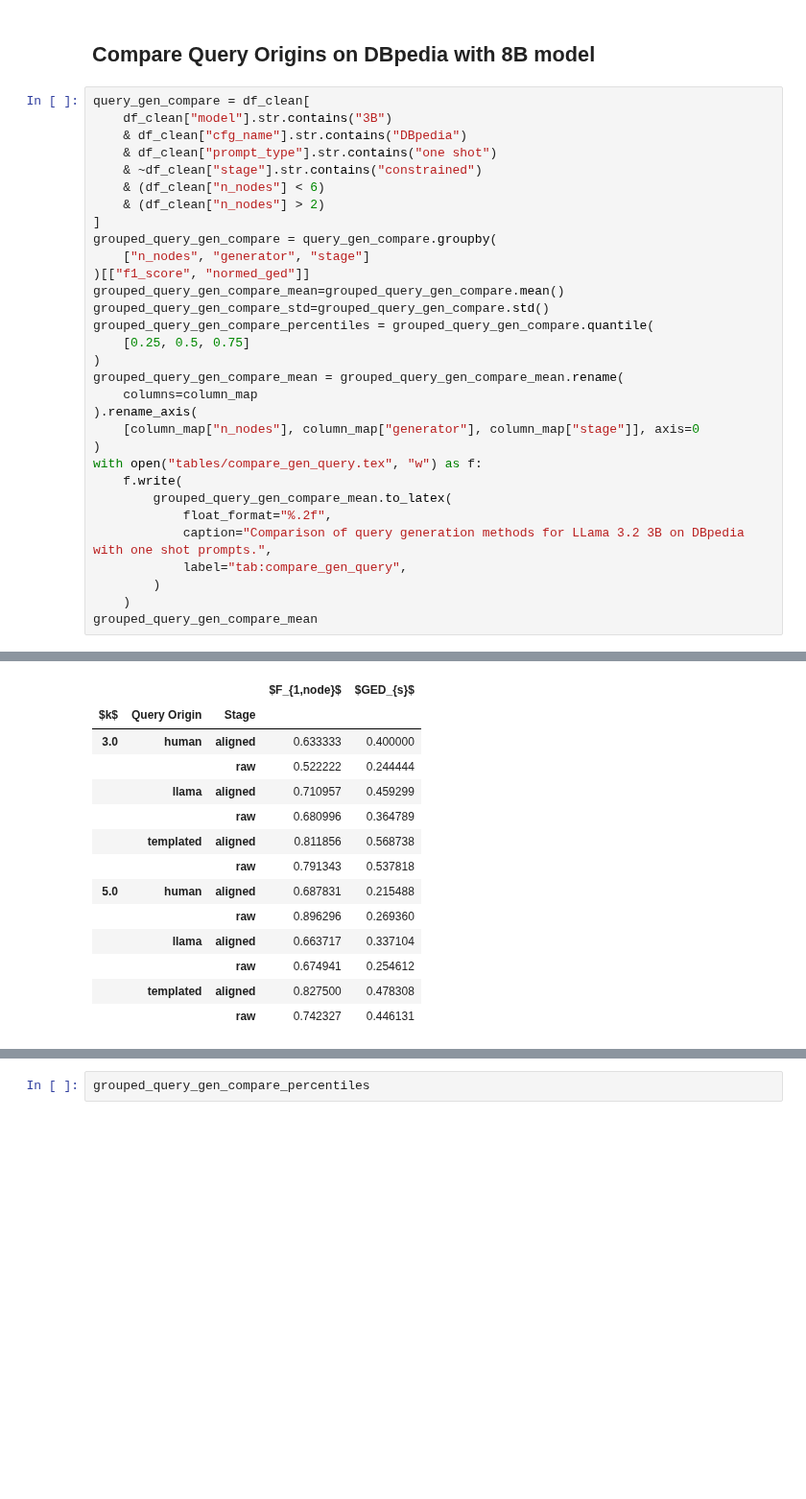
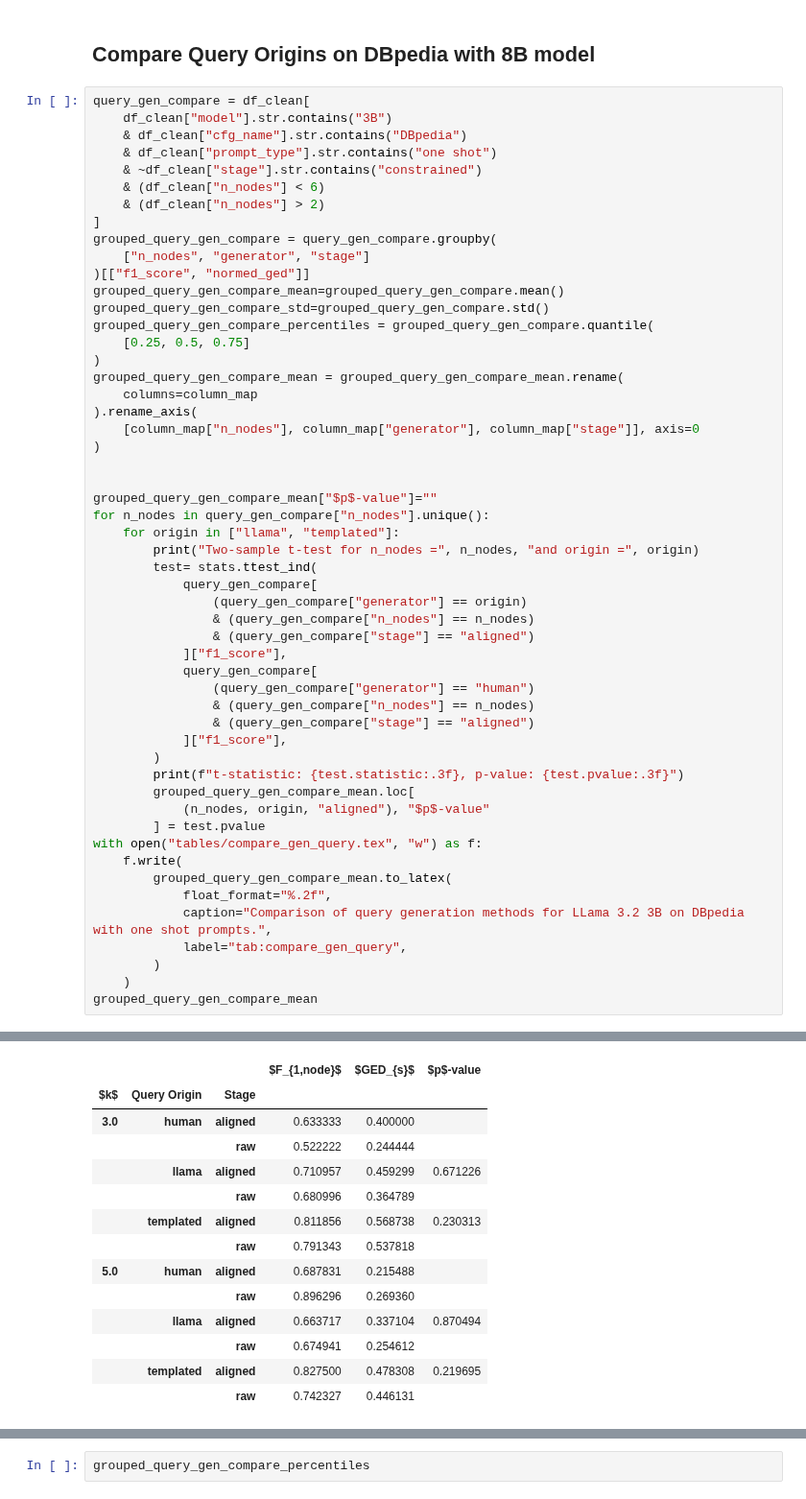
Before and after one commit to hereditary-eu/OnSET, a Jupyter notebook: exploration/querying/result-parse.ipynb, the cells around one changed output, grey strips where cells are left out. Shown at 96% size. Saved outputs shown, nothing was run; the diff lists cells and outputs as text; blank space fills up the shorter version.

```diff
--- a/exploration/querying/result-parse.ipynb
+++ b/exploration/querying/result-parse.ipynb
@@ -247,6 +248,28 @@ grouped_query_gen_compare_mean = grouped_query_gen_compare_mean.rename(
 ).rename_axis(
     [column_map["n_nodes"], column_map["generator"], column_map["stage"]], axis=0
 )
+
+
+grouped_query_gen_compare_mean["$p$-value"]=""
+for n_nodes in query_gen_compare["n_nodes"].unique():
+    for origin in ["llama", "templated"]:
+        print("Two-sample t-test for n_nodes =", n_nodes, "and origin =", origin)
+        test= stats.ttest_ind(
+            query_gen_compare[
+                (query_gen_compare["generator"] == origin)
+                & (query_gen_compare["n_nodes"] == n_nodes)
+                & (query_gen_compare["stage"] == "aligned")
+            ]["f1_score"],
+            query_gen_compare[
+                (query_gen_compare["generator"] == "human")
+                & (query_gen_compare["n_nodes"] == n_nodes)
+                & (query_gen_compare["stage"] == "aligned")
+            ]["f1_score"],
+        )
+        print(f"t-statistic: {test.statistic:.3f}, p-value: {test.pvalue:.3f}")
+        grouped_query_gen_compare_mean.loc[
+            (n_nodes, origin, "aligned"), "$p$-value"
+        ] = test.pvalue
 with open("tables/compare_gen_query.tex", "w") as f:
     f.write(
         grouped_query_gen_compare_mean.to_latex(
@@ -260,14 +291,14 @@ grouped_query_gen_compare_mean
-|  |  |  | $F_{1,node}$ | $GED_{s}$ |
-| $k$ | Query Origin | Stage |  |  |
-| 3.0 | human | aligned | 0.633333 | 0.400000 |
-|  |  | raw | 0.522222 | 0.244444 |
-|  | llama | aligned | 0.710957 | 0.459299 |
-|  |  | raw | 0.680996 | 0.364789 |
-|  | templated | aligned | 0.811856 | 0.568738 |
-|  |  | raw | 0.791343 | 0.537818 |
-| 5.0 | human | aligned | 0.687831 | 0.215488 |
-|  |  | raw | 0.896296 | 0.269360 |
-|  | llama | aligned | 0.663717 | 0.337104 |
-|  |  | raw | 0.674941 | 0.254612 |
-|  | templated | aligned | 0.827500 | 0.478308 |
-|  |  | raw | 0.742327 | 0.446131 |
+|  |  |  | $F_{1,node}$ | $GED_{s}$ | $p$-value |
+| $k$ | Query Origin | Stage |  |  |  |
+| 3.0 | human | aligned | 0.633333 | 0.400000 |  |
+|  |  | raw | 0.522222 | 0.244444 |  |
+|  | llama | aligned | 0.710957 | 0.459299 | 0.671226 |
+|  |  | raw | 0.680996 | 0.364789 |  |
+|  | templated | aligned | 0.811856 | 0.568738 | 0.230313 |
+|  |  | raw | 0.791343 | 0.537818 |  |
+| 5.0 | human | aligned | 0.687831 | 0.215488 |  |
+|  |  | raw | 0.896296 | 0.269360 |  |
+|  | llama | aligned | 0.663717 | 0.337104 | 0.870494 |
+|  |  | raw | 0.674941 | 0.254612 |  |
+|  | templated | aligned | 0.827500 | 0.478308 | 0.219695 |
+|  |  | raw | 0.742327 | 0.446131 |  |
```
Also changed, not shown: parts of 7 cells of this notebook, 4 other files.
